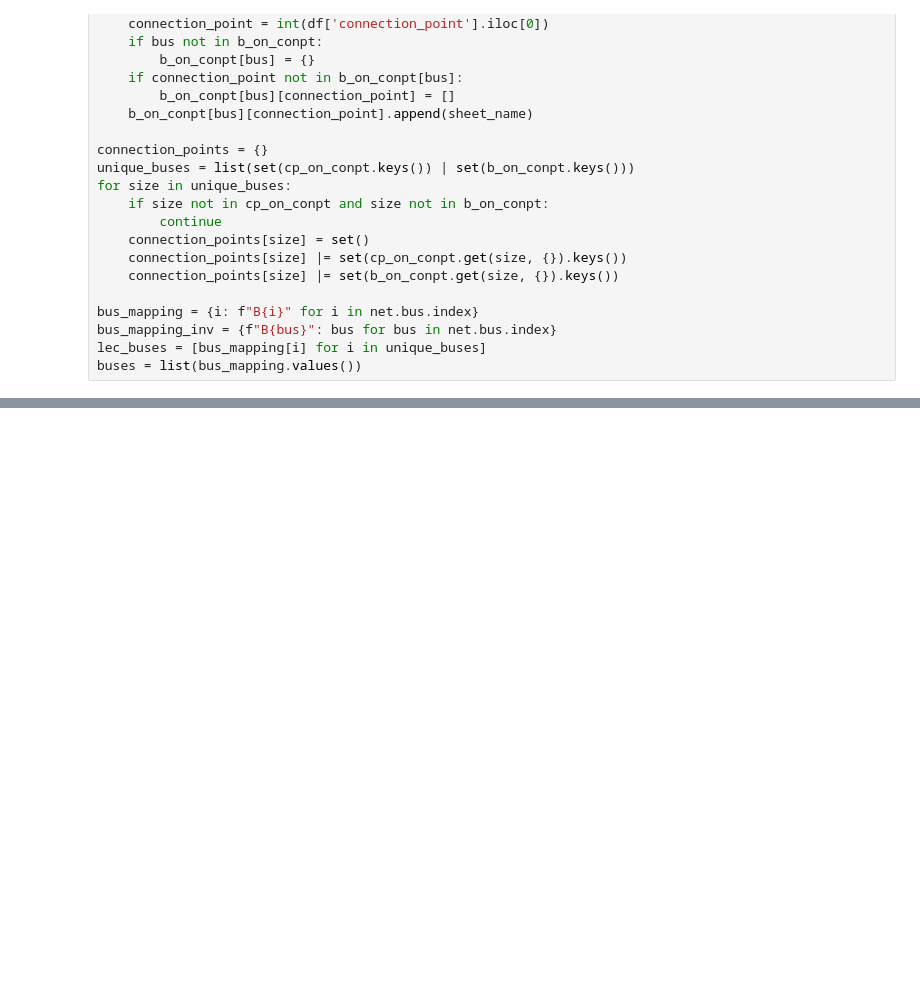
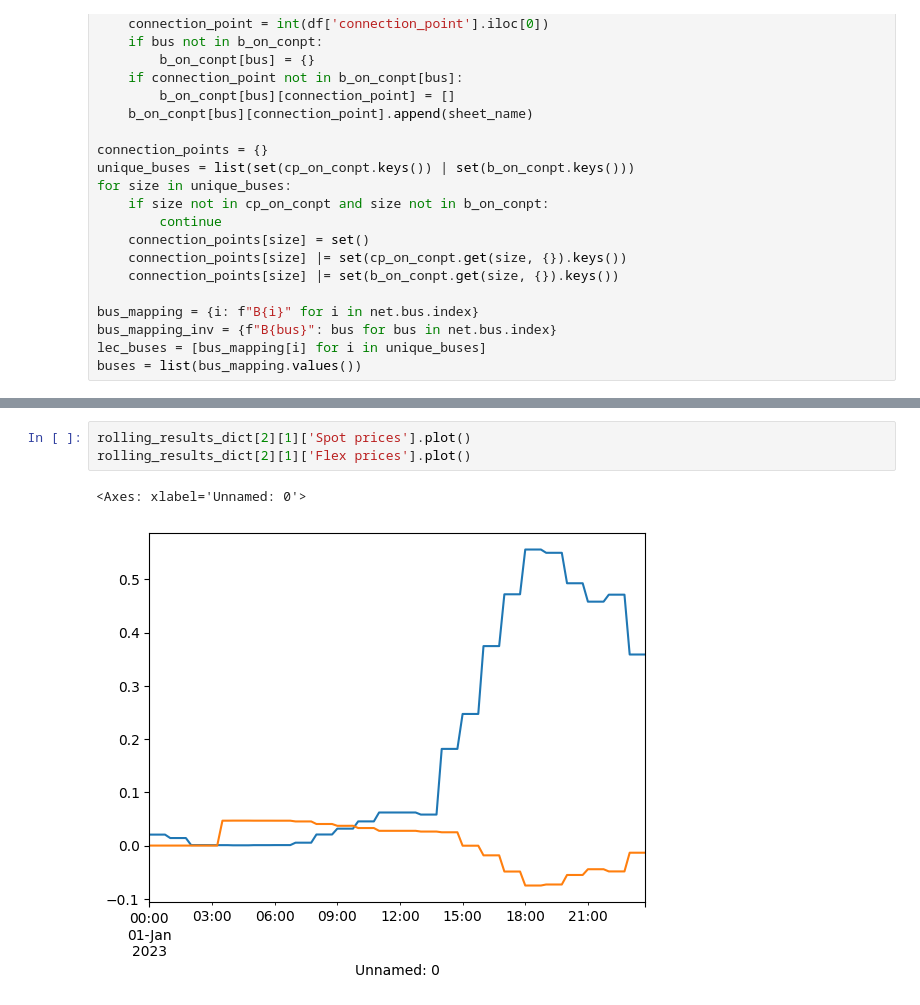
Before and after one commit to SaraAboebeid/ECOM-Tool, a Jupyter notebook: LEC-Opt-spot-ADMM.ipynb, the cells around one changed output, grey strips where cells are left out. Cells and saved outputs as stored; diff of their text form; blank space fills up the shorter version.

```diff
--- a/LEC-Opt-spot-ADMM.ipynb
+++ b/LEC-Opt-spot-ADMM.ipynb
@@ -1574,0 +1616,6 @@ Delta: 0.21 SEK i.e., 0.01 %
+# %%
+rolling_results_dict[2][1]['Spot prices'].plot()
+rolling_results_dict[2][1]['Flex prices'].plot()
+# %% [output]
+<Axes: xlabel='Unnamed: 0'>
+[figure, added]
```
Also changed, not shown: parts of 4 cells of this notebook, 3 other files.
